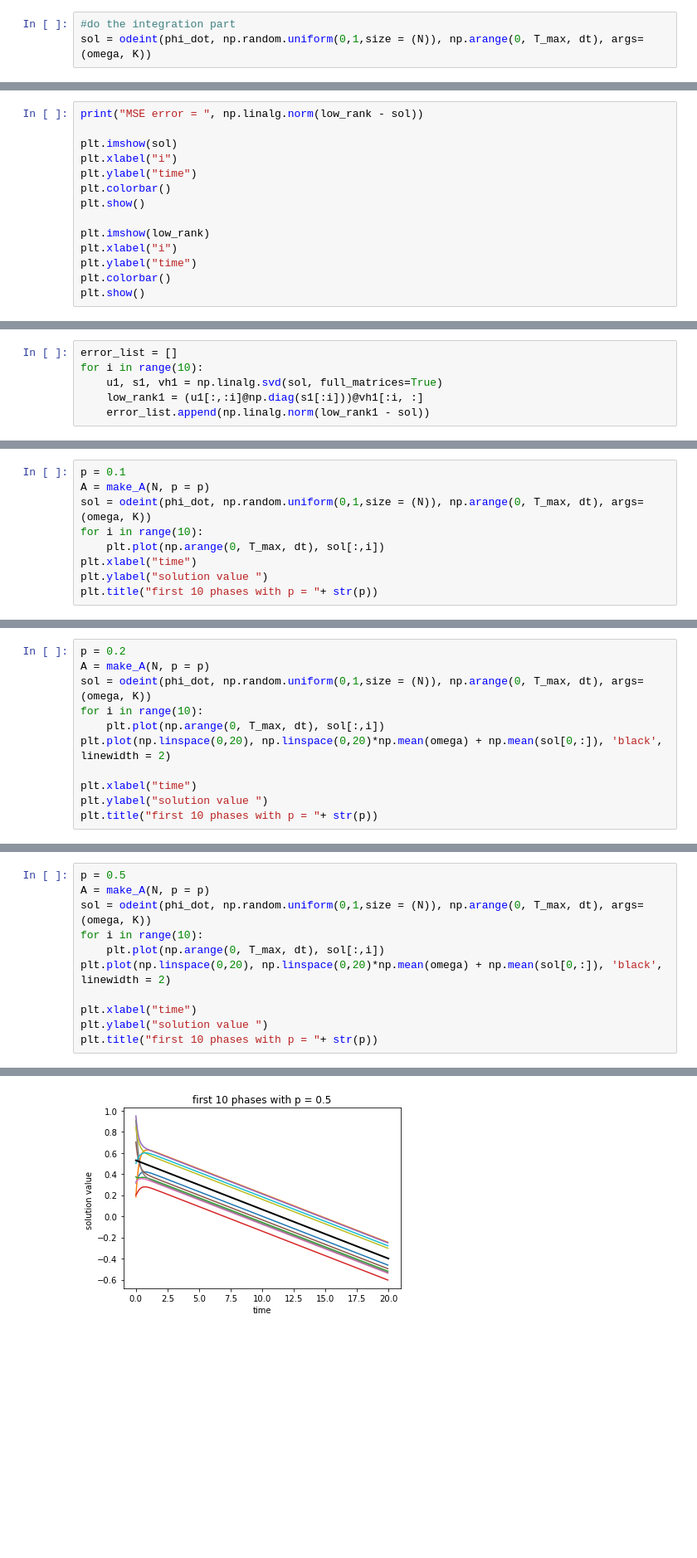
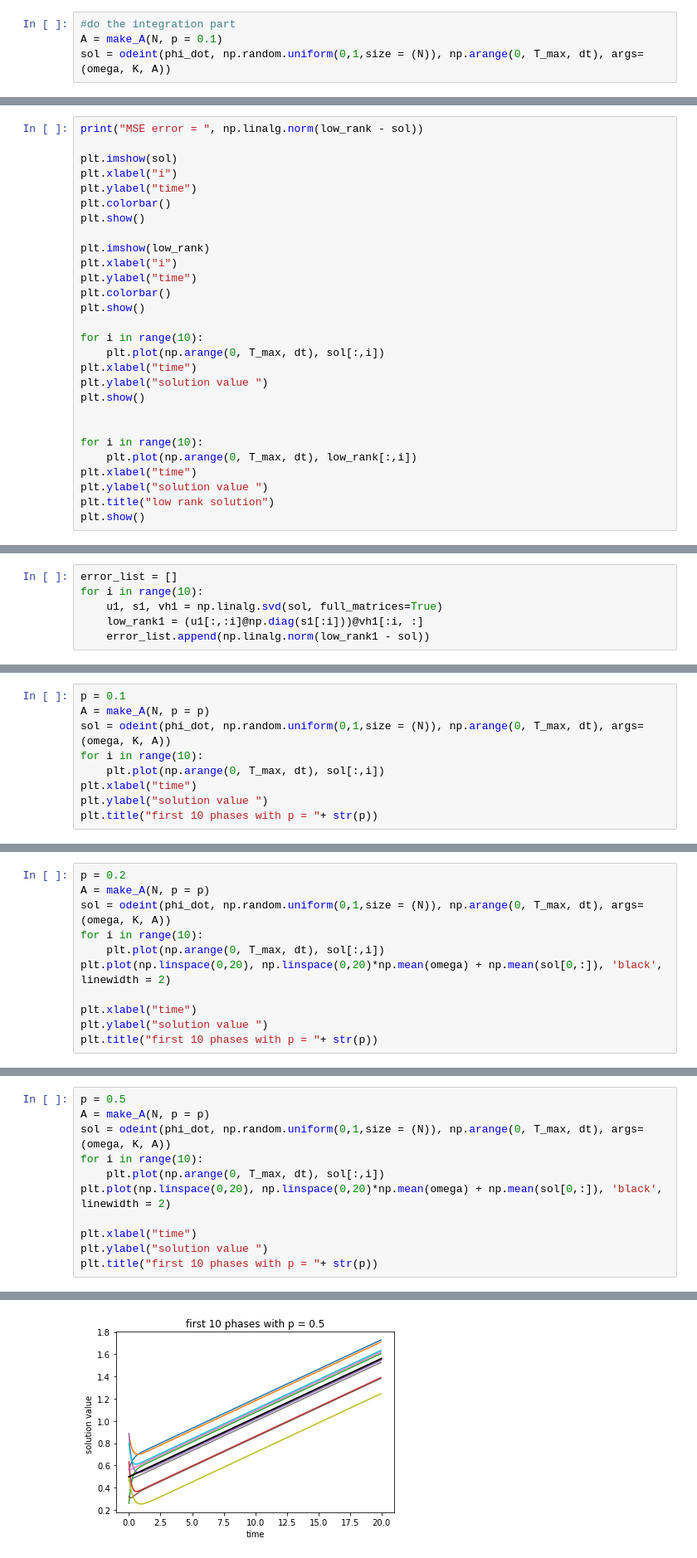
Before and after one commit to KatieJ16/Coupled_oscillators, a Jupyter notebook: Kuramoto_model.ipynb, the cells around one changed output, grey strips where cells are left out. Shown: that part at 83% size. Drawn from its saved outputs; the diff is of its cells as text; blank space fills up the shorter version.

```diff
--- a/Kuramoto_model.ipynb
+++ b/Kuramoto_model.ipynb
@@ -112,6 +100,7 @@ print(phi)
 # %%
 #do the integration part
-sol = odeint(phi_dot, np.random.uniform(0,1,size = (N)), np.arange(0, T_max, dt), args=(omega, K))
+A = make_A(N, p = 0.1)
+sol = odeint(phi_dot, np.random.uniform(0,1,size = (N)), np.arange(0, T_max, dt), args=(omega, K, A))
 # %%
 print(sol.shape)
 plt.imshow(sol)
@@ -215,4 +204,18 @@ plt.xlabel("i")
 plt.ylabel("time")
 plt.colorbar()
 plt.show()
+
+for i in range(10):
+    plt.plot(np.arange(0, T_max, dt), sol[:,i])
+plt.xlabel("time")
+plt.ylabel("solution value ")
+plt.show()
+
+
+for i in range(10):
+    plt.plot(np.arange(0, T_max, dt), low_rank[:,i])
+plt.xlabel("time")
+plt.ylabel("solution value ")
+plt.title("low rank solution")
+plt.show()
 # %% [output]
@@ -238,7 +293,7 @@ print(s[:10])
 # %%
 p = 0.1
 A = make_A(N, p = p)
-sol = odeint(phi_dot, np.random.uniform(0,1,size = (N)), np.arange(0, T_max, dt), args=(omega, K))
+sol = odeint(phi_dot, np.random.uniform(0,1,size = (N)), np.arange(0, T_max, dt), args=(omega, K, A))
 for i in range(10):
     plt.plot(np.arange(0, T_max, dt), sol[:,i])
 plt.xlabel("time")
@@ -250,7 +305,7 @@ Text(0.5, 1.0, 'first 10 phases with p = 0.1')
 # %%
 p = 0.2
 A = make_A(N, p = p)
-sol = odeint(phi_dot, np.random.uniform(0,1,size = (N)), np.arange(0, T_max, dt), args=(omega, K))
+sol = odeint(phi_dot, np.random.uniform(0,1,size = (N)), np.arange(0, T_max, dt), args=(omega, K, A))
 for i in range(10):
     plt.plot(np.arange(0, T_max, dt), sol[:,i])
 plt.plot(np.linspace(0,20), np.linspace(0,20)*np.mean(omega) + np.mean(sol[0,:]), 'black', linewidth = 2)
@@ -264,17 +319,17 @@ Text(0.5, 1.0, 'first 10 phases with p = 0.2')
 # %%
 p = 0.5
 A = make_A(N, p = p)
-sol = odeint(phi_dot, np.random.uniform(0,1,size = (N)), np.arange(0, T_max, dt), args=(omega, K))
+sol = odeint(phi_dot, np.random.uniform(0,1,size = (N)), np.arange(0, T_max, dt), args=(omega, K, A))
 for i in range(10):
     plt.plot(np.arange(0, T_max, dt), sol[:,i])
 plt.plot(np.linspace(0,20), np.linspace(0,20)*np.mean(omega) + np.mean(sol[0,:]), 'black', linewidth = 2)
 
 plt.xlabel("time")
 plt.ylabel("solution value ")
 plt.title("first 10 phases with p = "+ str(p))
 # %% [output]
 Text(0.5, 1.0, 'first 10 phases with p = 0.5')
-[figure, old version]
+[figure, new version]
 # %%
 p = 1
 A = make_A(N, p = p)
```
Also changed, not shown: parts of 16 cells of this notebook.
